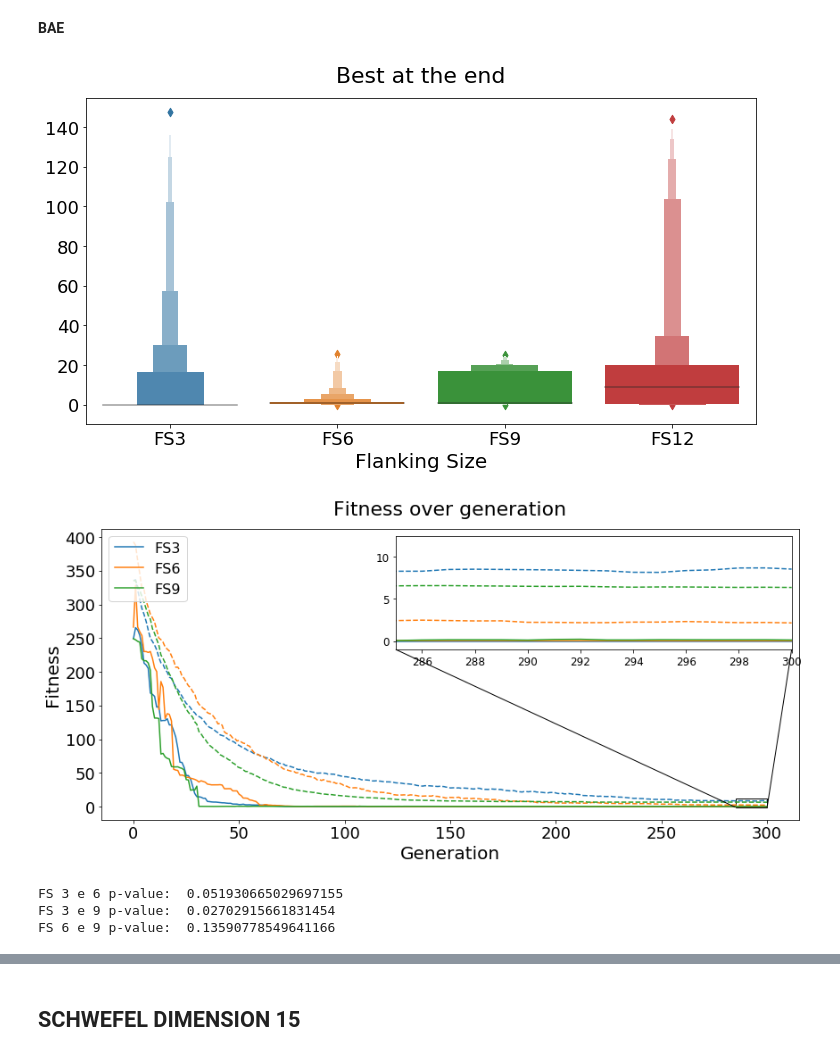
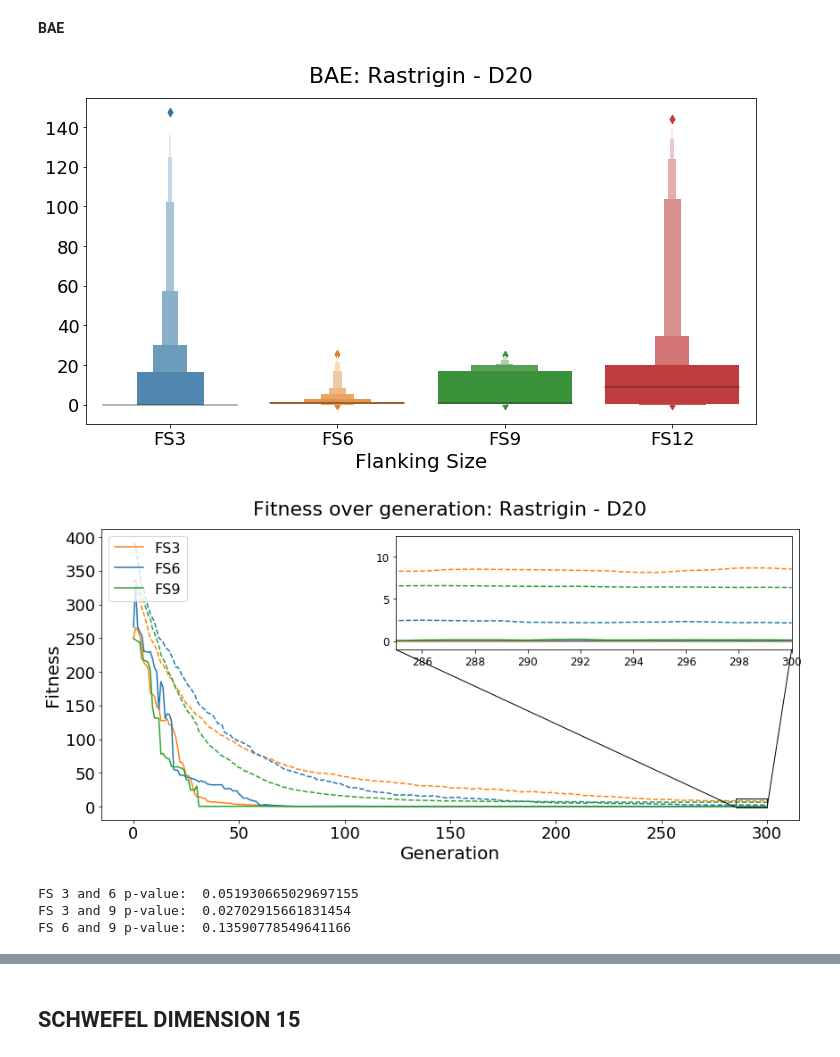
Before and after one commit to eleonoragatti44/Transposition-ECProject, a Jupyter notebook: analysis.ipynb, the cells around one changed output, grey strips where cells are left out. Saved outputs shown, nothing was run; the diff lists cells and outputs as text; code cells hidden in the pictures.

```diff
--- a/analysis.ipynb
+++ b/analysis.ipynb
@@ -274,12 +270,12 @@ mpl.rcParams['figure.figsize'] = (12, 6)
 df = pd.DataFrame({'FS3':fs3_bea, 'FS6':fs6_bea, 'FS9':fs9_bea, 'FS12':fs12_bea})
 
 ax = sns.boxenplot(data=df)
-ax.set_title('Best at the end', pad=15)
+ax.set_title('BAE: Rastrigin - D20', pad=15)
 ax.set_xlabel('Flanking Size')
 
 plt.savefig('Figure/box_rastrigin_D20.pdf', dpi=400)
 # %% [output]
-[figure, old version]
+[figure, new version]
 # %%
 fs3 = get_data('Results/Rastrigin/D20/rastrigin_transposition_3_D20.dat')
 fs6 = get_data('Results/Rastrigin/D20/rastrigin_transposition_6_D20.dat')
@@ -287,58 +283,58 @@ fs9 = get_data('Results/Rastrigin/D20/rastrigin_transposition_9_D20.dat')
 fs12 = get_data('Results/Rastrigin/D20/rastrigin_transposition_12_D20.dat')
 fs15 = get_data('Results/Rastrigin/D20/rastrigin_transposition_15_D20.dat')
 
 fig, ax = plt.subplots(figsize=(14,6))
 axins = zoomed_inset_axes(ax, zoom=12.5, loc=1)
 
 
-ax.plot(fs3[0], label='FS3', c='tab:blue')
-ax.plot(fs3[1], c='tab:blue', linestyle='dashed')
-axins.plot(fs3[0], label='FS3', c='tab:blue')
-axins.plot(fs3[1], c='tab:blue', linestyle='dashed')
+ax.plot(fs3[0], label='FS3', c='tab:orange')
+ax.plot(fs3[1], c='tab:orange', linestyle='dashed')
+axins.plot(fs3[0], label='FS3', c='tab:orange')
+axins.plot(fs3[1], c='tab:orange', linestyle='dashed')
 
-ax.plot(fs6[0], label='FS6', c='tab:orange')
-ax.plot(fs6[1], c='tab:orange', linestyle='dashed')
-axins.plot(fs6[0], label='FS6', c='tab:orange')
-axins.plot(fs6[1], c='tab:orange', linestyle='dashed')
+ax.plot(fs6[0], label='FS6', c='tab:blue')
+ax.plot(fs6[1], c='tab:blue', linestyle='dashed')
+axins.plot(fs6[0], label='FS6', c='tab:blue')
+axins.plot(fs6[1], c='tab:blue', linestyle='dashed')
 
 ax.plot(fs9[0], label='FS9', c='tab:green')
 ax.plot(fs9[1], c='tab:green', linestyle='dashed')
 axins.plot(fs9[0], label='FS9', c='tab:green')
 axins.plot(fs9[1], c='tab:green', linestyle='dashed')
 
 # zoom
 
 x1, x2, y1, y2 = 285, 300, -1, 12.5
 axins.set_xlim(x1, x2)
 axins.set_ylim(y1, y2)
 axins.tick_params(axis='both', labelsize=12)
 mark_inset(ax, axins, loc1=3, loc2=4);
 
-ax.set_title('Fitness over generation', pad=15)
+ax.set_title('Fitness over generation: Rastrigin - D20', pad=15)
 ax.set_xlabel('Generation')
 ax.set_ylabel('Fitness')
 ax.legend(loc='upper left', fontsize=16)
 
 plt.savefig('Figure/fitness_rastrigin_D20.pdf', dpi=400)
 #plt.xlim(0,500)
 #plt.ylim(0,10)
 # %% [output]
-[figure, old version]
+[figure, new version]
 # %%
 #Wilcoxon parametric test for the possible pairs.
 
 test = wilcoxon(fs3_bea, fs6_bea)
-print('FS 3 e 6 p-value: ', test[1])
+print('FS 3 and 6 p-value: ', test[1])
 
 test = wilcoxon(fs3_bea, fs9_bea)
-print('FS 3 e 9 p-value: ', test[1])
+print('FS 3 and 9 p-value: ', test[1])
 
 test = wilcoxon(fs9_bea, fs6_bea)
-print('FS 6 e 9 p-value: ', test[1])
+print('FS 6 and 9 p-value: ', test[1])
 # %% [output]
-FS 3 e 6 p-value:  0.051930665029697155
-FS 3 e 9 p-value:  0.02702915661831454
-FS 6 e 9 p-value:  0.13590778549641166
+FS 3 and 6 p-value:  0.051930665029697155
+FS 3 and 9 p-value:  0.02702915661831454
+FS 6 and 9 p-value:  0.13590778549641166
 # %%
 mpl.rcParams['figure.figsize'] = (12, 6)
 
```
Also changed, not shown: parts of 28 cells of this notebook, 18 other files.
